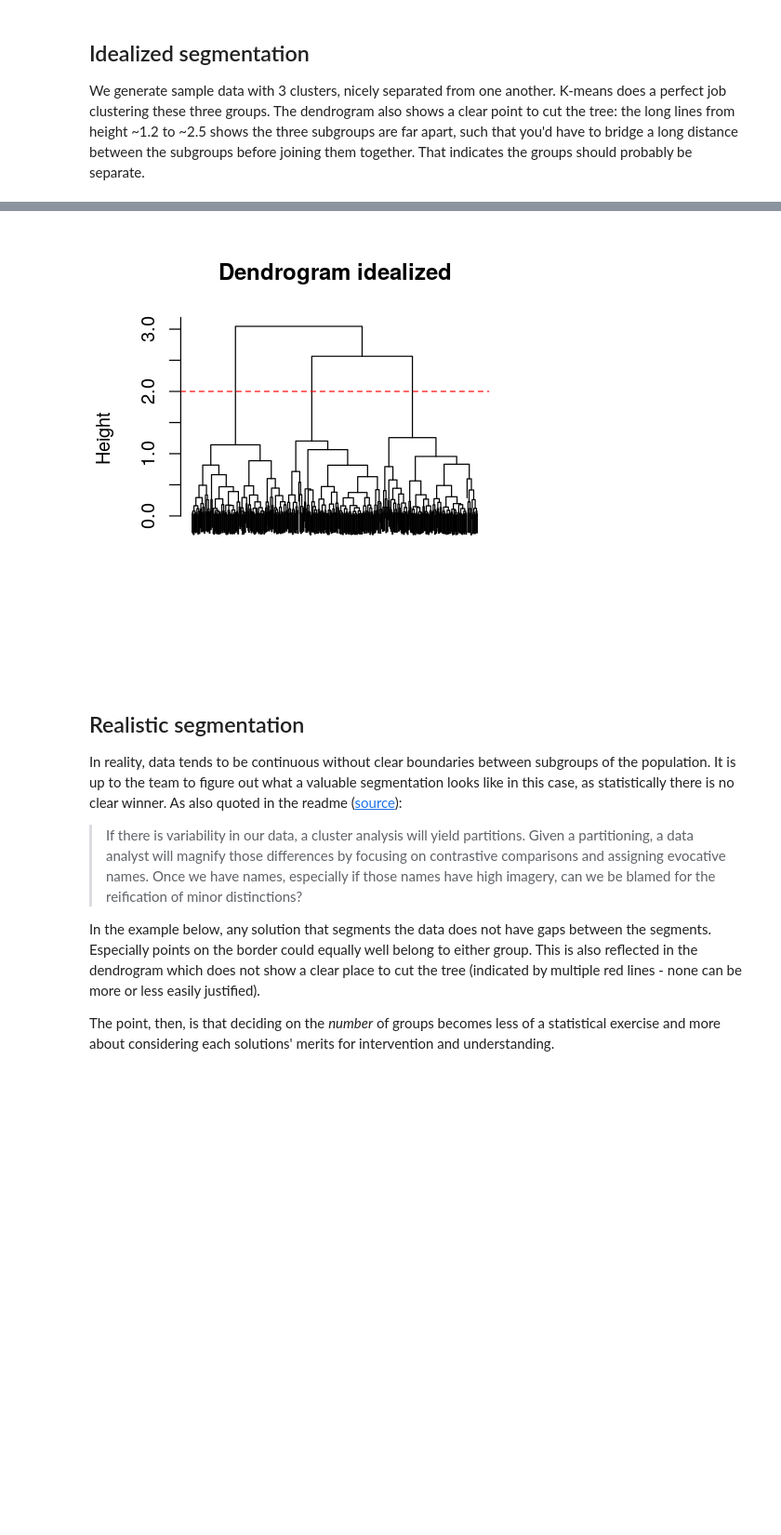
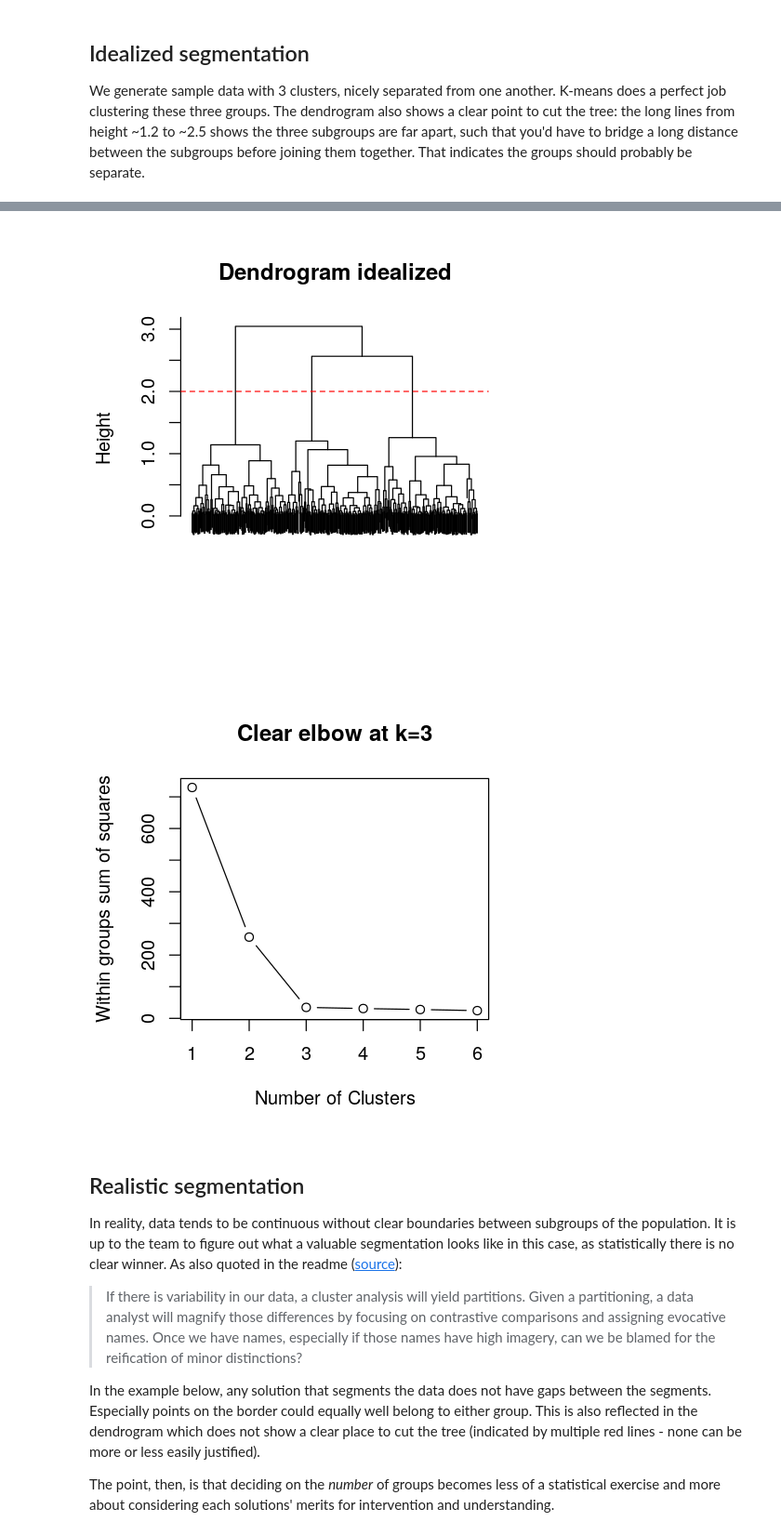
Before and after one commit to petersmittenaar/segmentation, a Jupyter notebook: show_clustering_examples.ipynb, the cells around one changed output, grey strips where cells are left out. Shown at 93% size. Saved outputs shown, nothing was run; the diff lists cells and outputs as text; code cells hidden in the pictures; blank space fills up the shorter version.

```diff
--- a/show_clustering_examples.ipynb
+++ b/show_clustering_examples.ipynb
@@ -10,18 +10,22 @@ We generate sample data with 3 clusters, nicely separated from one another. K-me
 # %%
 set.seed(42)
 df = GenerateClusteredData(
   cluster.centres.x = c(1, 2, 3),
   cluster.centres.y = c(1, 2, 1),
   cluster.n         = c(150, 150, 150),
   cluster.sds.x     = c(0.2, 0.2, 0.2),
   cluster.sds.y     = c(0.2, 0.2, 0.2)
 )
 GenerateAndPlotClusters(df, plot.label='idealized')
 # manually add example cut
 abline(h=2, col='red', lty=2)
+
+PlotElbowKmeans(df, max.clusters = 6)
+title('Clear elbow at k=3')
 # %% [output]
 [figure]
 [figure]
+[figure, added]
 # %% [markdown]
 ## Realistic segmentation
 In reality, data tends to be continuous without clear boundaries between subgroups of the population. It is up to the team to figure out what a valuable segmentation looks like in this case, as statistically there is no clear winner. As also quoted in the readme ([source](http://joelcadwell.blogspot.com/2014/03/)):
```
Also changed, not shown: parts of 3 cells of this notebook, 2 other files.
